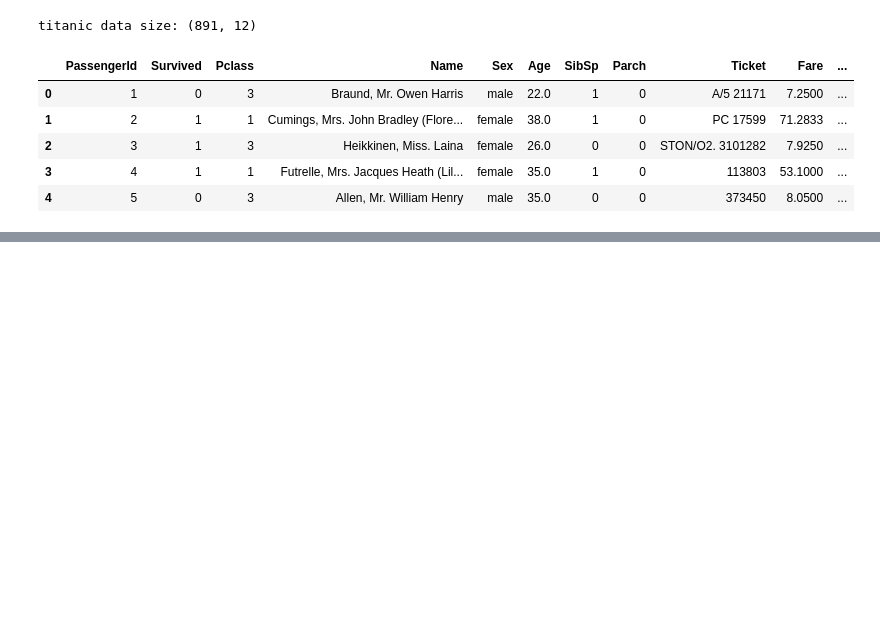
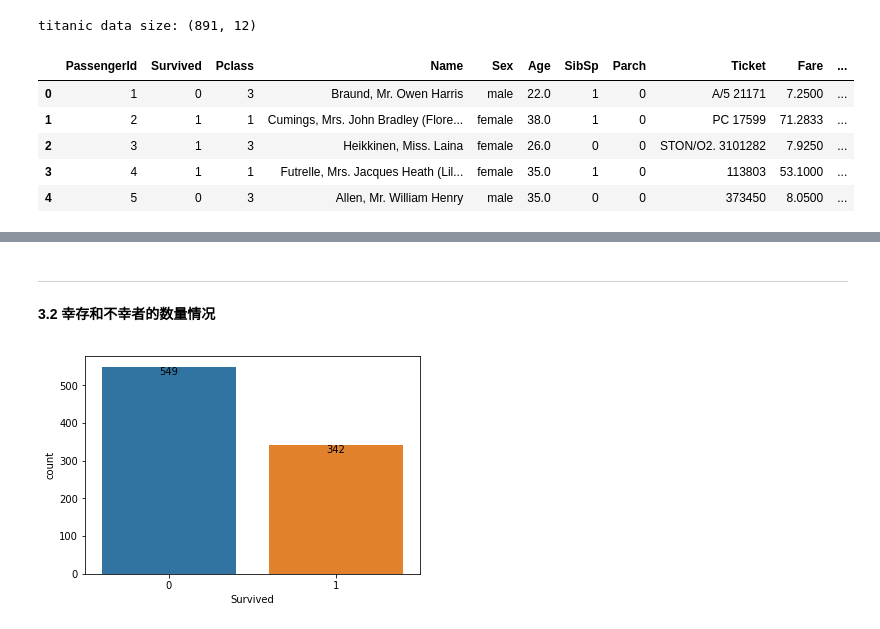
Before and after one commit to LYleonard/DataAnalysis, a Jupyter notebook: Statistics/ExploringDataSet/Explore_Titanic_Data.ipynb, the cells around one changed output, grey strips where cells are left out. Cells and saved outputs as stored; diff of their text form; code cells hidden in the pictures; blank space fills up the shorter version.

Commit message:
titanic 2

```diff
--- a/Statistics/ExploringDataSet/Explore_Titanic_Data.ipynb
+++ b/Statistics/ExploringDataSet/Explore_Titanic_Data.ipynb
@@ -27,0 +148,15 @@ titanic data size: (891, 12)
+# %%
+titanic.fillna(method='ffill', inplace=True)
+# %% [markdown]
+---
+**3.2  幸存和不幸者的数量情况**
+# %%
+sns.countplot(data=titanic, x = 'Survived')
+X = np.arange(2)
+Y = titanic.groupby(['Survived'])['PassengerId'].count()
+for x, y in zip(X, Y):
+    # ha: horizontal alignment
+    # va: vertical alignment
+    plt.text(x, y + 0.1, '%.0f' % y, ha='center', va='top')
+# %% [output]
+[figure, added]
```
Also changed, not shown: parts of 23 cells of this notebook, 2 other files.
